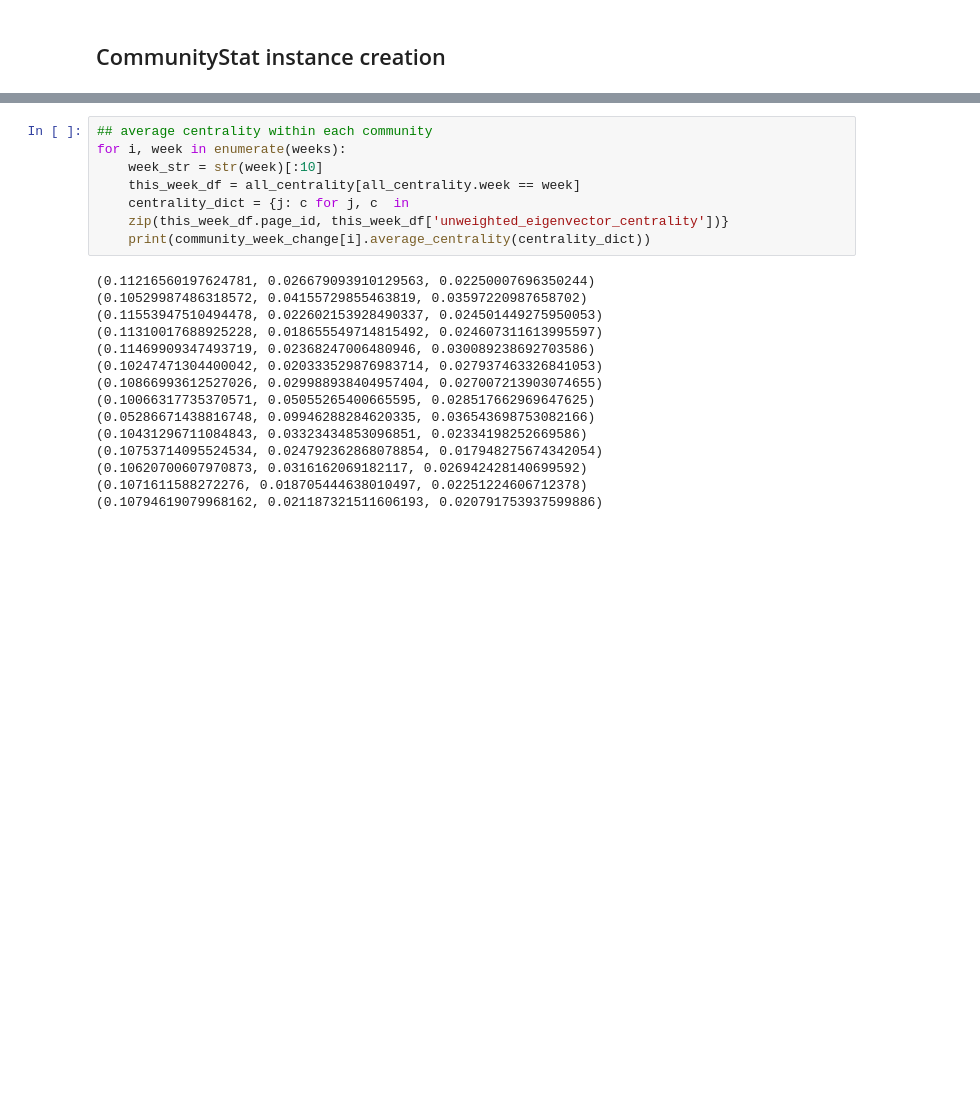
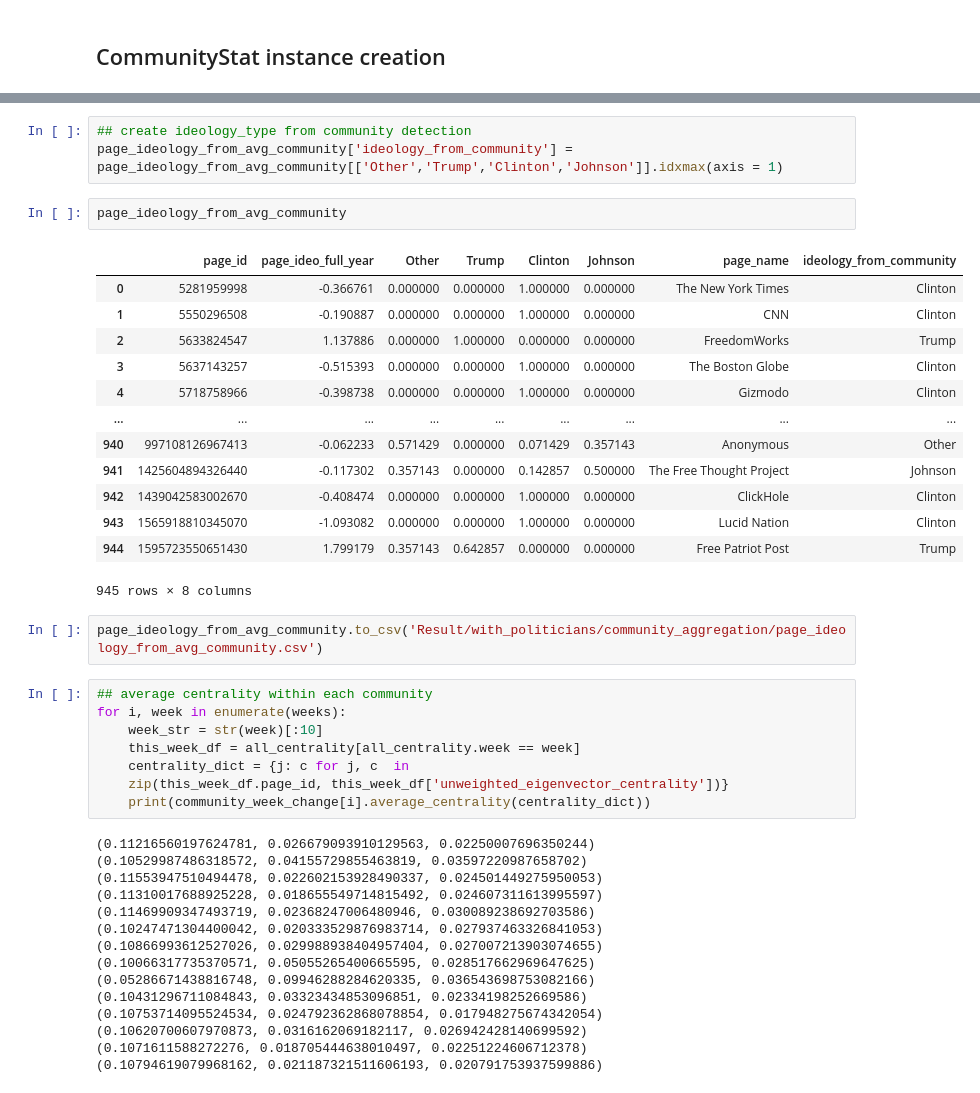
Before and after one commit to teddy21019/FB-Social-Network, a Jupyter notebook: Get Centrality.ipynb, the cells around one changed output, grey strips where cells are left out. Drawn from its saved outputs; the diff is of its cells as text; blank space fills up the shorter version.

```diff
--- a/Get Centrality.ipynb
+++ b/Get Centrality.ipynb
@@ -367,3 +406,24 @@ community_week_change_top_200.to_csv("community_week_change_top_200.csv")
+# %%
+## create ideology_type from community detection
+page_ideology_from_avg_community['ideology_from_community'] = page_ideology_from_avg_community[['Other','Trump','Clinton','Johnson']].idxmax(axis = 1)
+# %%
+page_ideology_from_avg_community
+# %% [output]
+|  | page_id | page_ideo_full_year | Other | Trump | Clinton | Johnson | page_name | ideology_from_community |
+| 0 | 5281959998 | -0.366761 | 0.000000 | 0.000000 | 1.000000 | 0.000000 | The New York Times | Clinton |
+| 1 | 5550296508 | -0.190887 | 0.000000 | 0.000000 | 1.000000 | 0.000000 | CNN | Clinton |
+| 2 | 5633824547 | 1.137886 | 0.000000 | 1.000000 | 0.000000 | 0.000000 | FreedomWorks | Trump |
+| 3 | 5637143257 | -0.515393 | 0.000000 | 0.000000 | 1.000000 | 0.000000 | The Boston Globe | Clinton |
+| 4 | 5718758966 | -0.398738 | 0.000000 | 0.000000 | 1.000000 | 0.000000 | Gizmodo | Clinton |
+| ... | ... | ... | ... | ... | ... | ... | ... | ... |
+| 940 | 997108126967413 | -0.062233 | 0.571429 | 0.000000 | 0.071429 | 0.357143 | Anonymous | Other |
+| 941 | 1425604894326440 | -0.117302 | 0.357143 | 0.000000 | 0.142857 | 0.500000 | The Free Thought Project | Johnson |
+| 942 | 1439042583002670 | -0.408474 | 0.000000 | 0.000000 | 1.000000 | 0.000000 | ClickHole | Clinton |
+| 943 | 1565918810345070 | -1.093082 | 0.000000 | 0.000000 | 1.000000 | 0.000000 | Lucid Nation | Clinton |
+| 944 | 1595723550651430 | 1.799179 | 0.357143 | 0.642857 | 0.000000 | 0.000000 | Free Patriot Post | Trump |
+945 rows × 8 columns
+# %%
+page_ideology_from_avg_community.to_csv('Result/with_politicians/community_aggregation/page_ideology_from_avg_community.csv')
 # %%
 ## average centrality within each community
 for i, week in enumerate(weeks):
```
Also changed, not shown: parts of 17 cells of this notebook, 14 other files.
